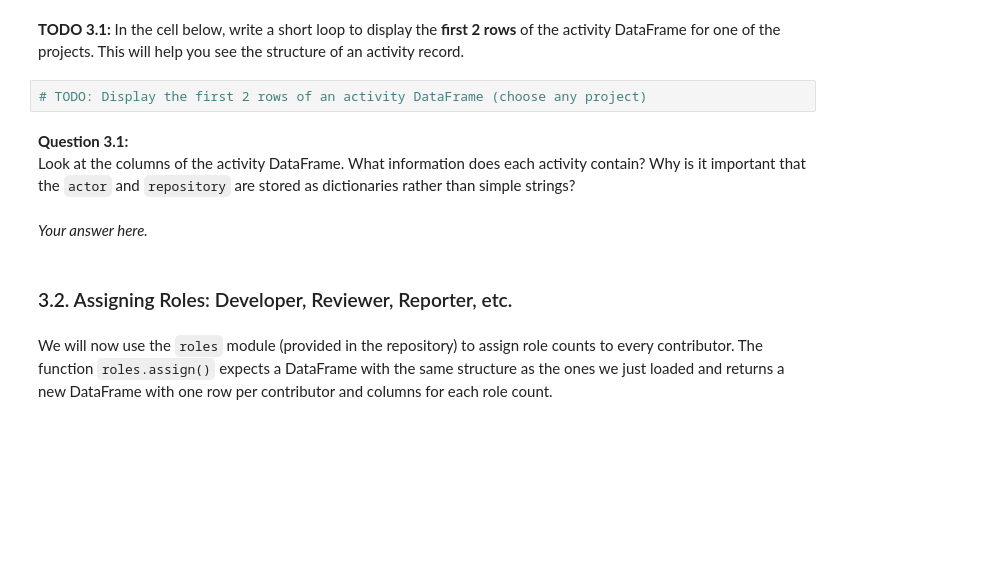
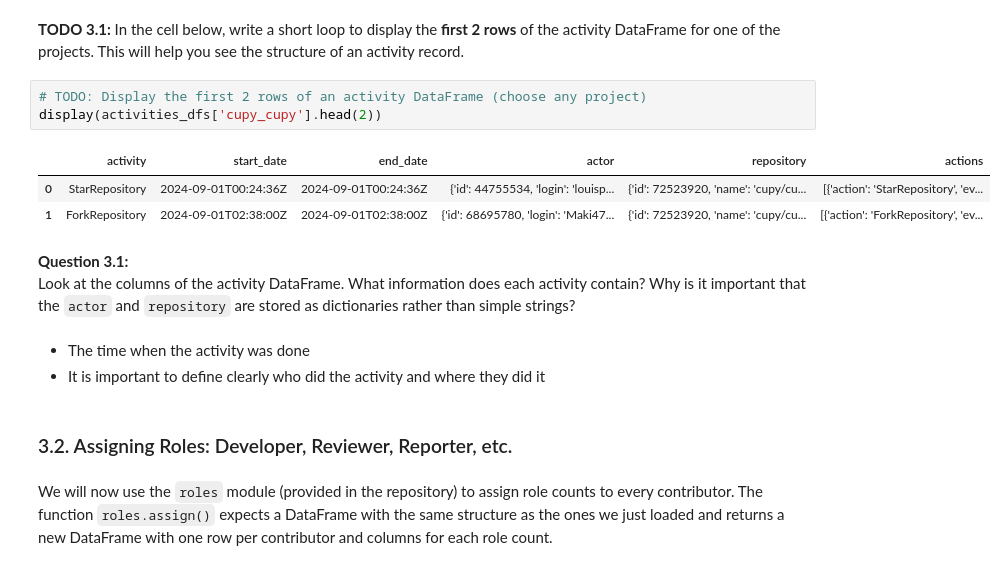
Before and after one commit to Wawilski/Software-Evolution-Practical-Bots-TP, a Jupyter notebook: Bots-Template.ipynb, the cells around one changed output. Saved outputs shown, nothing was run; the diff lists cells and outputs as text; blank space fills up the shorter version.

```diff
--- a/Bots-Template.ipynb
+++ b/Bots-Template.ipynb
@@ -1246,14 +1256,21 @@ for file in activity_files:
 # %% [markdown]
 **TODO 3.1:** In the cell below, write a short loop to display the **first 2 rows** of the activity DataFrame for one of the projects. This will help you see the structure of an activity record.
-# %%
-# TODO: Display the first 2 rows of an activity DataFrame (choose any project)
-# %% [markdown]
-**Question 3.1:**
-Look at the columns of the activity DataFrame. What information does each activity contain? Why is it important that the `actor` and `repository` are stored as dictionaries rather than simple strings?
-# %% [markdown]
-*Your answer here.*
+# %%
+# TODO: Display the first 2 rows of an activity DataFrame (choose any project)
+display(activities_dfs['cupy_cupy'].head(2))
+# %% [output]
+|  | activity | start_date | end_date | actor | repository | actions |
+| 0 | StarRepository | 2024-09-01T00:24:36Z | 2024-09-01T00:24:36Z | {'id': 44755534, 'login': 'louisp... | {'id': 72523920, 'name': 'cupy/cu... | [{'action': 'StarRepository', 'ev... |
+| 1 | ForkRepository | 2024-09-01T02:38:00Z | 2024-09-01T02:38:00Z | {'id': 68695780, 'login': 'Maki47... | {'id': 72523920, 'name': 'cupy/cu... | [{'action': 'ForkRepository', 'ev... |
+# %% [markdown]
+
+**Question 3.1:**
+Look at the columns of the activity DataFrame. What information does each activity contain? Why is it important that the `actor` and `repository` are stored as dictionaries rather than simple strings?
 # %% [markdown]
-### 3.2. Assigning Roles: Developer, Reviewer, Reporter, etc.
+- The time when the activity was done
+- It is important to define clearly who did the activity and where they did it
+# %% [markdown]
+### 3.2. Assigning Roles: Developer, Reviewer, Reporter, etc.
 # %% [markdown]
 We will now use the `roles` module (provided in the repository) to assign role counts to every contributor. The function `roles.assign()` expects a DataFrame with the same structure as the ones we just loaded and returns a new DataFrame with one row per contributor and columns for each role count.
 # %%
```
Also changed, not shown: parts of 12 cells of this notebook, 1 other file.
